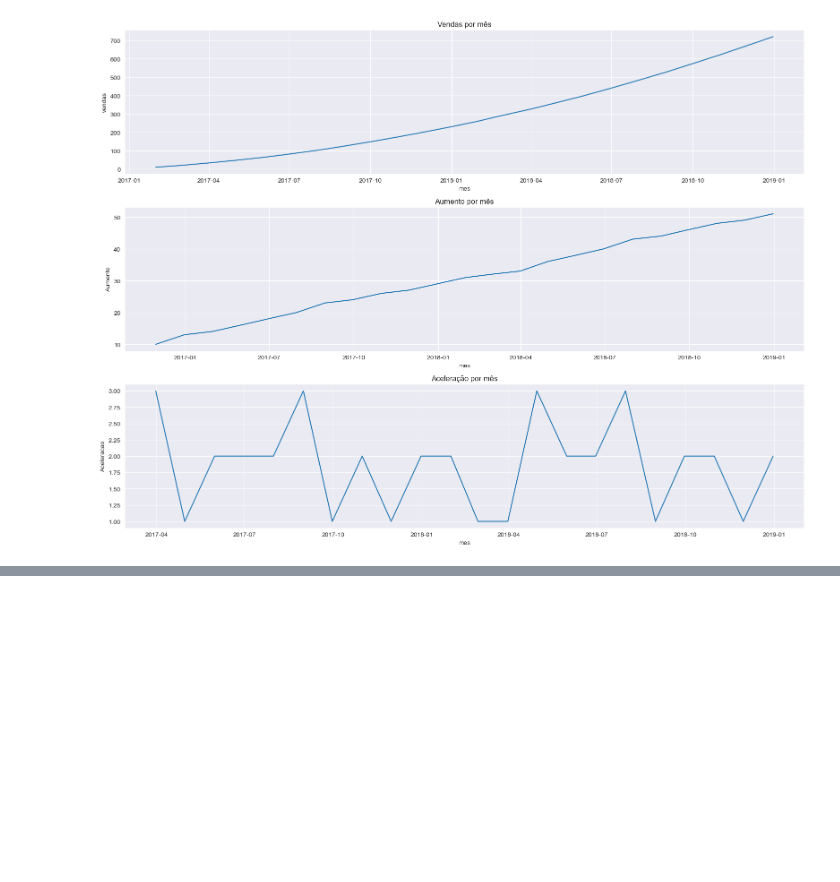
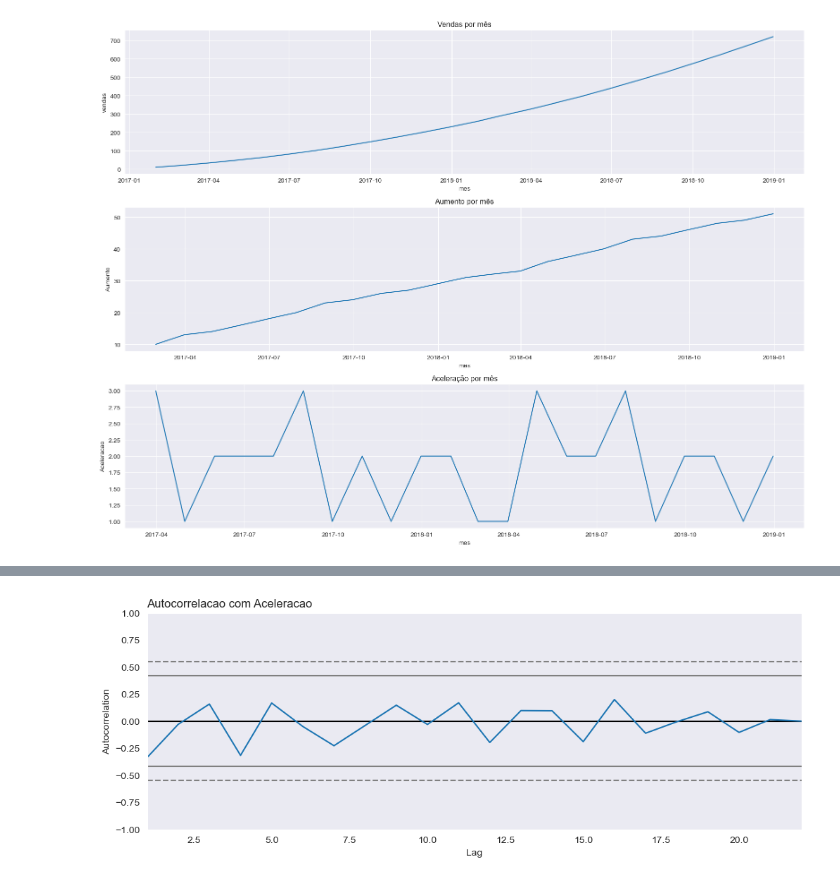
Before and after one commit to emersonsantosgithub/estudos-gerais, a Jupyter notebook: time-series/material curso - Time Series/projeto.ipynb, the cells around one changed output, grey strips where cells are left out. Saved outputs shown, nothing was run; the diff lists cells and outputs as text; code cells hidden in the pictures; blank space fills up the shorter version.

```diff
--- a/time-series/material curso - Time Series/projeto.ipynb
+++ b/time-series/material curso - Time Series/projeto.ipynb
@@ -67,0 +86,8 @@ plt.show()
+# %%
+plt.figure(figsize=(12,4))
+
+autocorrelation_plot(alucar['Aceleracao'][2:])
+plt.title("Autocorrelacao com Aceleracao", loc='left', fontsize=12)
+plt.show()
+# %% [output]
+[figure, added]
```
Also changed, not shown: parts of 3 cells of this notebook.
